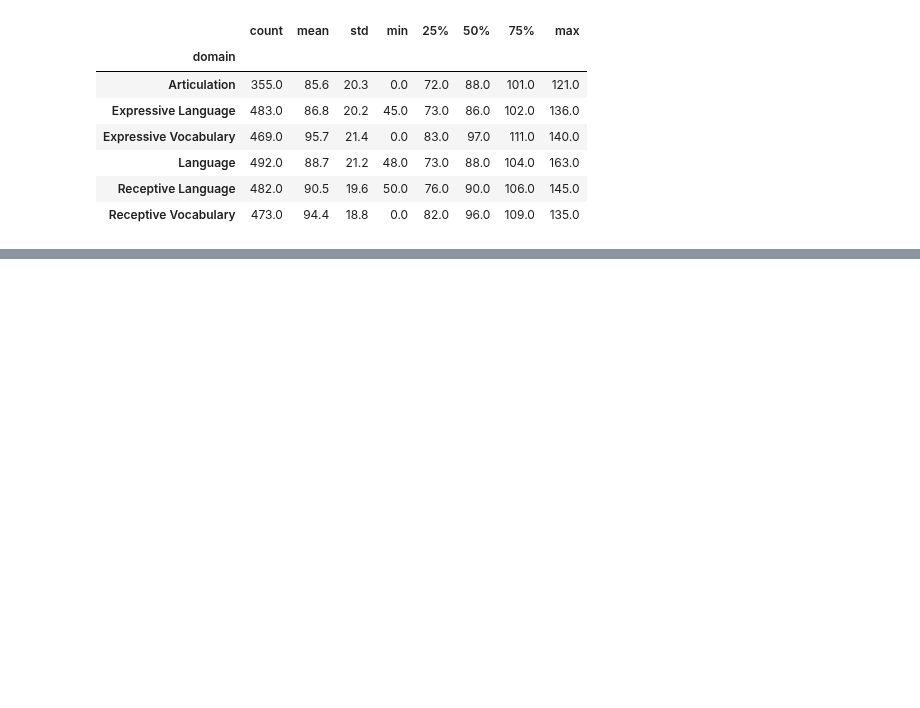
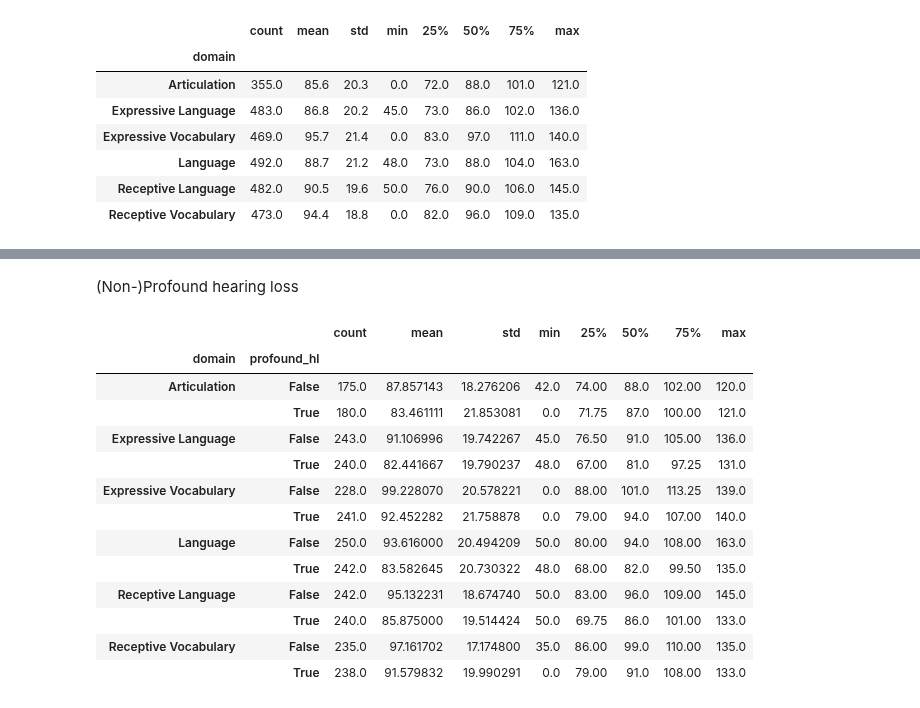
Before and after one commit to fonnesbeck/infant_hearing_intervention, a Jupyter notebook: notebooks/Tables.ipynb, the cells around one changed output, grey strips where cells are left out. Cells and saved outputs as stored; diff of their text form; code cells hidden in the pictures; blank space fills up the shorter version.

```diff
--- a/notebooks/Tables.ipynb
+++ b/notebooks/Tables.ipynb
@@ -352,0 +415,21 @@ test_scores.groupby('domain').score.describe().round(1)
+# %% [markdown]
+(Non-)Profound hearing loss
+# %%
+(test_scores.assign(profound_hl=test_scores.degree_hl==6)
+         .groupby(['domain', 'profound_hl'])
+         .score.describe())
+# %% [output]
+|  |  | count | mean | std | min | 25% | 50% | 75% | max |
+| domain | profound_hl |  |  |  |  |  |  |  |  |
+| Articulation | False | 175.0 | 87.857143 | 18.276206 | 42.0 | 74.00 | 88.0 | 102.00 | 120.0 |
+|  | True | 180.0 | 83.461111 | 21.853081 | 0.0 | 71.75 | 87.0 | 100.00 | 121.0 |
+| Expressive Language | False | 243.0 | 91.106996 | 19.742267 | 45.0 | 76.50 | 91.0 | 105.00 | 136.0 |
+|  | True | 240.0 | 82.441667 | 19.790237 | 48.0 | 67.00 | 81.0 | 97.25 | 131.0 |
+| Expressive Vocabulary | False | 228.0 | 99.228070 | 20.578221 | 0.0 | 88.00 | 101.0 | 113.25 | 139.0 |
+|  | True | 241.0 | 92.452282 | 21.758878 | 0.0 | 79.00 | 94.0 | 107.00 | 140.0 |
+| Language | False | 250.0 | 93.616000 | 20.494209 | 50.0 | 80.00 | 94.0 | 108.00 | 163.0 |
+|  | True | 242.0 | 83.582645 | 20.730322 | 48.0 | 68.00 | 82.0 | 99.50 | 135.0 |
+| Receptive Language | False | 242.0 | 95.132231 | 18.674740 | 50.0 | 83.00 | 96.0 | 109.00 | 145.0 |
+|  | True | 240.0 | 85.875000 | 19.514424 | 50.0 | 69.75 | 86.0 | 101.00 | 133.0 |
+| Receptive Vocabulary | False | 235.0 | 97.161702 | 17.174800 | 35.0 | 86.00 | 99.0 | 110.00 | 135.0 |
+|  | True | 238.0 | 91.579832 | 19.990291 | 0.0 | 79.00 | 91.0 | 108.00 | 133.0 |
```
Also changed, not shown: parts of 37 cells of this notebook, 1 other file.
